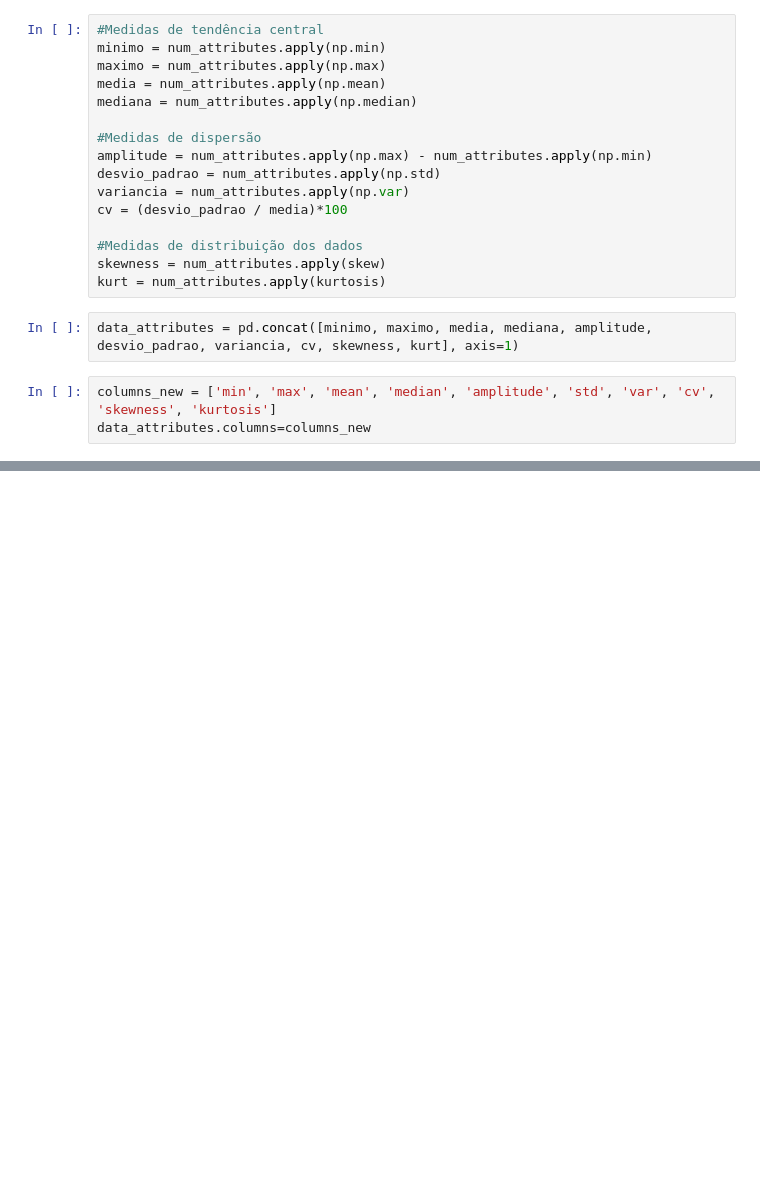
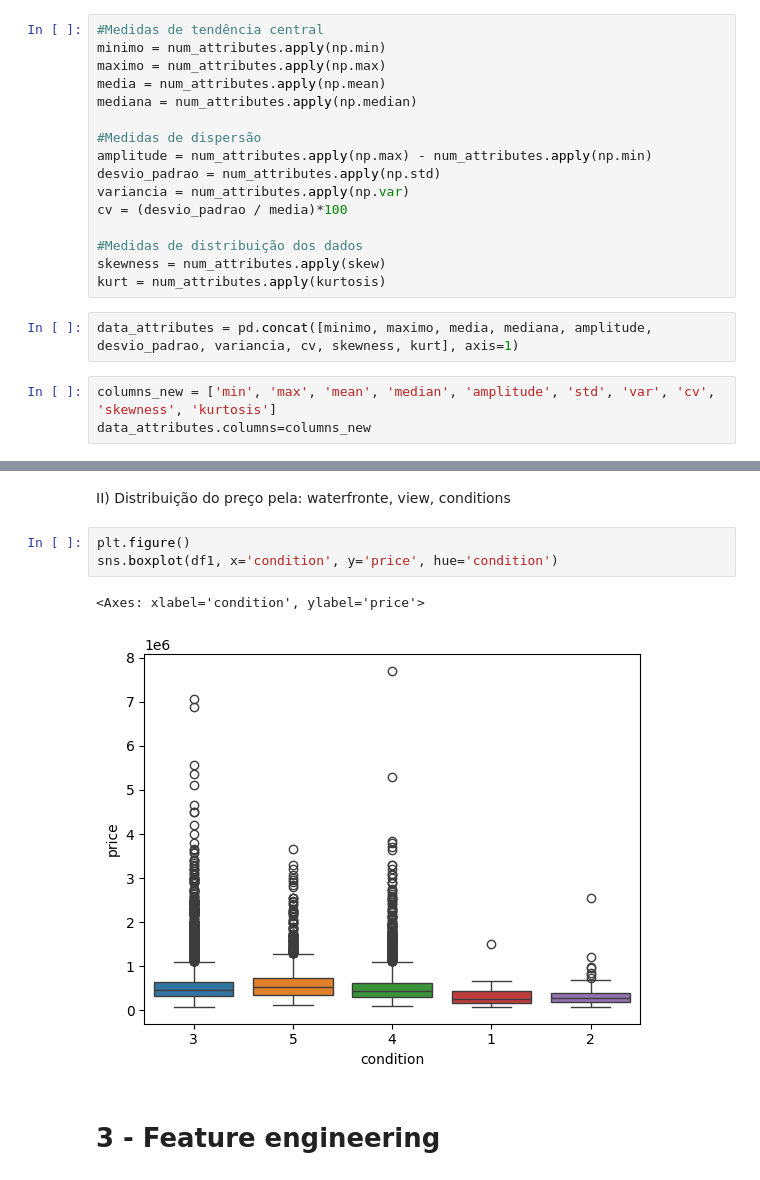
Before and after one commit to Mat004/house_rocket_new, a Jupyter notebook: House Rocket - EDA.ipynb, the cells around one changed output, grey strips where cells are left out. Drawn from its saved outputs; the diff is of its cells as text; blank space fills up the shorter version.

```diff
--- a/House Rocket - EDA.ipynb
+++ b/House Rocket - EDA.ipynb
@@ -170,0 +191,10 @@ data_attributes
+# %% [markdown]
+II) Distribuição do preço pela: waterfronte, view, conditions
+# %%
+plt.figure()
+sns.boxplot(df1, x='condition', y='price', hue='condition')
+# %% [output]
+<Axes: xlabel='condition', ylabel='price'>
+[figure, added]
+# %% [markdown]
+# 3 - Feature engineering
```
Also changed, not shown: parts of 8 cells of this notebook.
